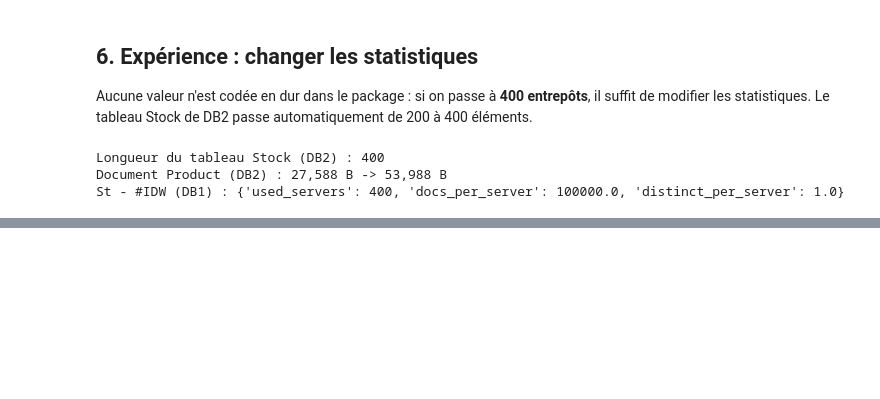
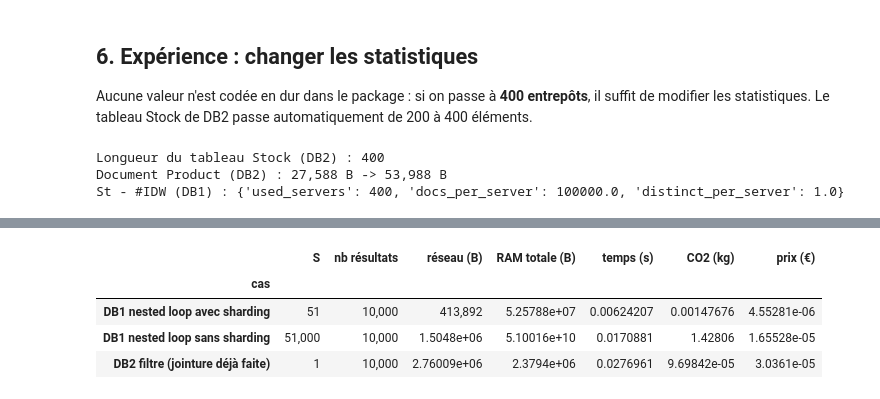
Before and after one commit to lauradlzz/TD1_BigData, a Jupyter notebook: demo.ipynb, the cells around one changed output, grey strips where cells are left out. Cells and saved outputs as stored; diff of their text form; code cells hidden in the pictures; blank space fills up the shorter version.

```diff
--- a/demo.ipynb
+++ b/demo.ipynb
@@ -291,0 +401,18 @@ St - #IDW (DB1) : {'used_servers': 400, 'docs_per_server': 100000.0, 'distinct_p
+# %%
+outer = filter_with_sharding(dbs["DB1"], "Product", ["brand"], ["IDP", "name", "price"], params, APPLE)
+q5_with = nested_loop_with_sharding(dbs["DB1"], outer, "Stock", "IDP", ["IDW", "quantity"], params)
+assert round(q5_with["vol_network"]) == 12_892 + 50 * 8_020
+
+outer = filter_without_sharding(dbs["DB1"], "Product", ["brand"], ["IDP", "name", "price"], params, APPLE)
+q5_without = nested_loop_without_sharding(dbs["DB1"], outer, "Stock", "IDP", ["IDW", "quantity"], params)
+
+q5_db2 = filter_with_sharding(dbs["DB2"], "Product", ["brand"], ["name", "price", "IDW", "quantity"], params, APPLE)
+costs_table({"DB1 nested loop avec sharding": q5_with,
+             "DB1 nested loop sans sharding": q5_without,
+             "DB2 filtre (jointure déjà faite)": q5_db2})
+# %% [output]
+|  | S | nb résultats | réseau (B) | RAM totale (B) | temps (s) | CO2 (kg) | prix (€) |
+| cas |  |  |  |  |  |  |  |
+| DB1 nested loop avec sharding | 51 | 10,000 | 413,892 | 5.25788e+07 | 0.00624207 | 0.00147676 | 4.55281e-06 |
+| DB1 nested loop sans sharding | 51,000 | 10,000 | 1.5048e+06 | 5.10016e+10 | 0.0170881 | 1.42806 | 1.65528e-05 |
+| DB2 filtre (jointure déjà faite) | 1 | 10,000 | 2.76009e+06 | 2.3794e+06 | 0.0276961 | 9.69842e-05 | 3.0361e-05 |
```
Also changed, not shown: parts of 14 cells of this notebook, 8 other files.
